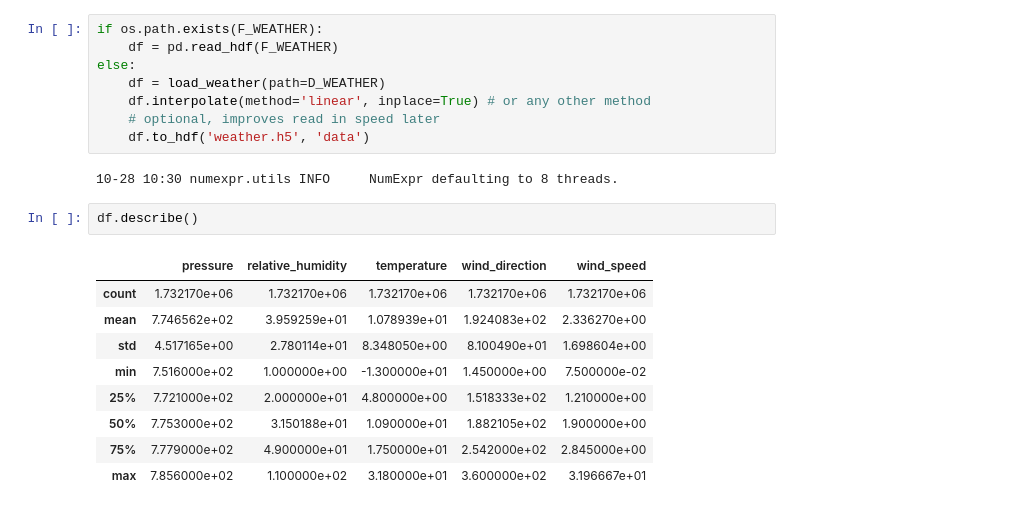
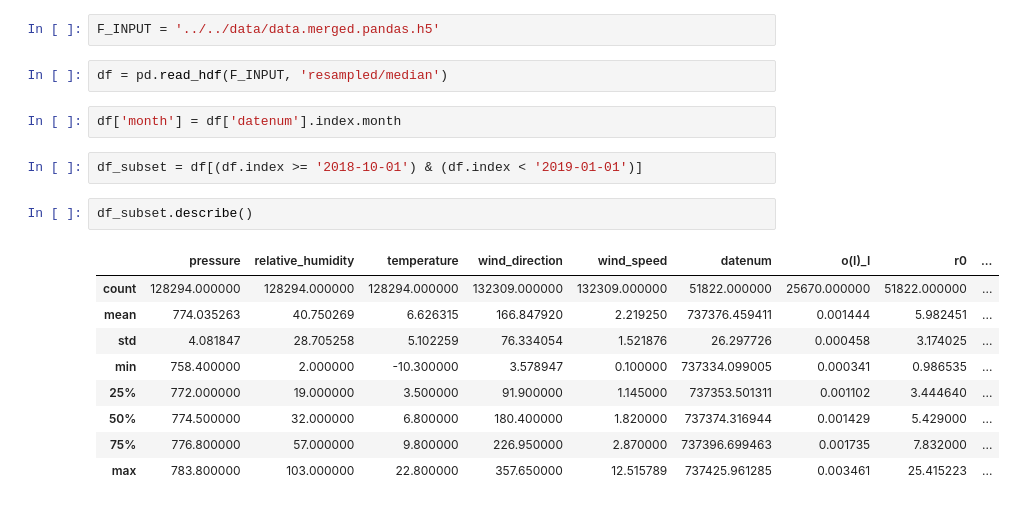
Before and after one commit to JPLMLIA/Time-FED, a Jupyter notebook: notebooks/playground_R0_RFregressor.ipynb, the cells around one changed output. Drawn from its saved outputs; the diff is of its cells as text.

```diff
--- a/notebooks/playground_R0_RFregressor.ipynb
+++ b/notebooks/playground_R0_RFregressor.ipynb
@@ -10,22 +12,20 @@ F_WEATHER = os.path.join(D_WEATHER, 'weather.h5')
-# %%
-if os.path.exists(F_WEATHER):
-    df = pd.read_hdf(F_WEATHER)
-else:
-    df = load_weather(path=D_WEATHER)
-    df.interpolate(method='linear', inplace=True) # or any other method
-    # optional, improves read in speed later
-    df.to_hdf('weather.h5', 'data')
-# %% [output]
-10-28 10:30 numexpr.utils INFO     NumExpr defaulting to 8 threads.
+# %%
+F_INPUT = '../../data/data.merged.pandas.h5'
+# %%
+df = pd.read_hdf(F_INPUT, 'resampled/median')
+# %%
+df['month'] = df['datenum'].index.month
+# %%
+df_subset = df[(df.index >= '2018-10-01') & (df.index < '2019-01-01')]
 # %%
-df.describe()
+df_subset.describe()
 # %% [output]
-|  | pressure | relative_humidity | temperature | wind_direction | wind_speed |
-| count | 1.732170e+06 | 1.732170e+06 | 1.732170e+06 | 1.732170e+06 | 1.732170e+06 |
-| mean | 7.746562e+02 | 3.959259e+01 | 1.078939e+01 | 1.924083e+02 | 2.336270e+00 |
-| std | 4.517165e+00 | 2.780114e+01 | 8.348050e+00 | 8.100490e+01 | 1.698604e+00 |
-| min | 7.516000e+02 | 1.000000e+00 | -1.300000e+01 | 1.450000e+00 | 7.500000e-02 |
-| 25% | 7.721000e+02 | 2.000000e+01 | 4.800000e+00 | 1.518333e+02 | 1.210000e+00 |
-| 50% | 7.753000e+02 | 3.150188e+01 | 1.090000e+01 | 1.882105e+02 | 1.900000e+00 |
-| 75% | 7.779000e+02 | 4.900000e+01 | 1.750000e+01 | 2.542000e+02 | 2.845000e+00 |
-| max | 7.856000e+02 | 1.100000e+02 | 3.180000e+01 | 3.600000e+02 | 3.196667e+01 |
+|  | pressure | relative_humidity | temperature | wind_direction | wind_speed | datenum | o(I)_I | r0 | ... |
+| count | 128294.000000 | 128294.000000 | 128294.000000 | 132309.000000 | 132309.000000 | 51822.000000 | 25670.000000 | 51822.000000 | ... |
+| mean | 774.035263 | 40.750269 | 6.626315 | 166.847920 | 2.219250 | 737376.459411 | 0.001444 | 5.982451 | ... |
+| std | 4.081847 | 28.705258 | 5.102259 | 76.334054 | 1.521876 | 26.297726 | 0.000458 | 3.174025 | ... |
+| min | 758.400000 | 2.000000 | -10.300000 | 3.578947 | 0.100000 | 737334.099005 | 0.000341 | 0.986535 | ... |
+| 25% | 772.000000 | 19.000000 | 3.500000 | 91.900000 | 1.145000 | 737353.501311 | 0.001102 | 3.444640 | ... |
+| 50% | 774.500000 | 32.000000 | 6.800000 | 180.400000 | 1.820000 | 737374.316944 | 0.001429 | 5.429000 | ... |
+| 75% | 776.800000 | 57.000000 | 9.800000 | 226.950000 | 2.870000 | 737396.699463 | 0.001735 | 7.832000 | ... |
+| max | 783.800000 | 103.000000 | 22.800000 | 357.650000 | 12.515789 | 737425.961285 | 0.003461 | 25.415223 | ... |
```
Also changed, not shown: parts of 18 cells of this notebook.
